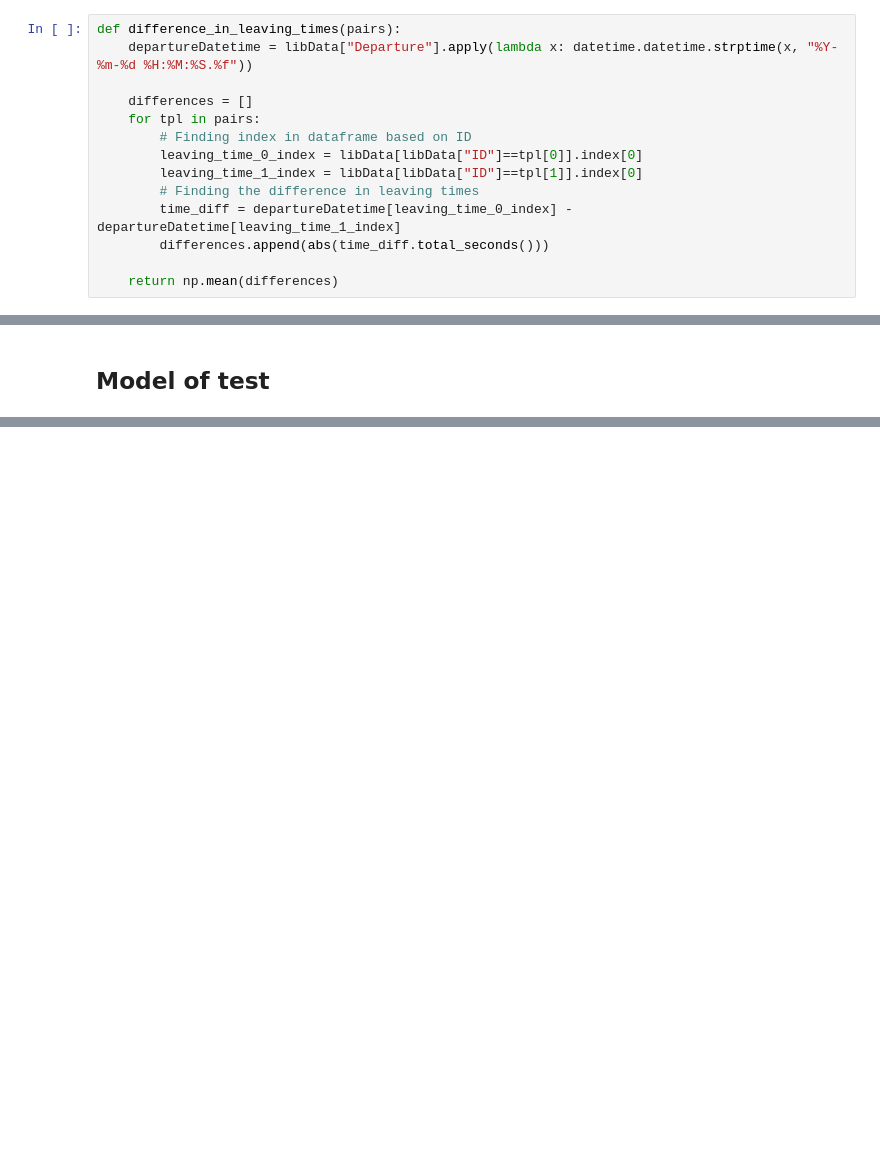
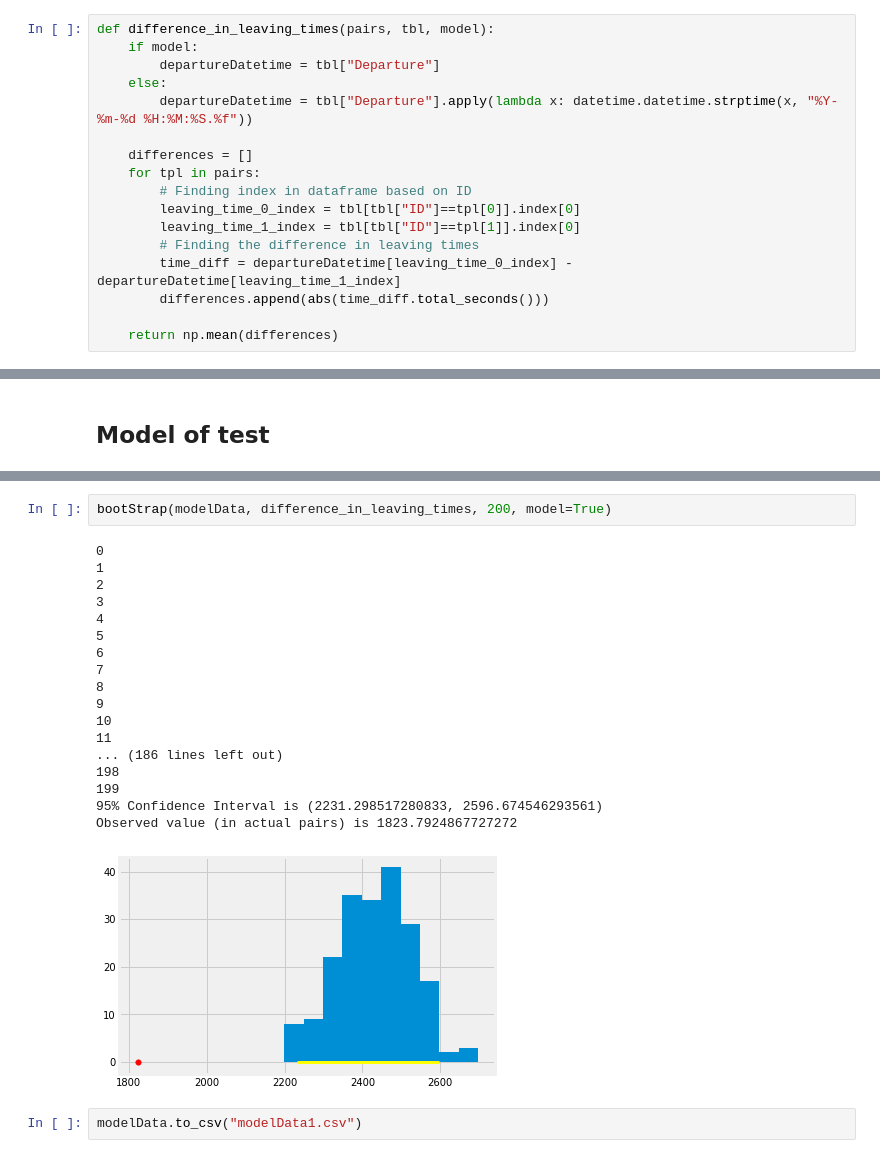
Before and after one commit to rishab231/peerEffects, a Jupyter notebook: peerStats.ipynb, the cells around one changed output, grey strips where cells are left out. Saved outputs shown, nothing was run; the diff lists cells and outputs as text; blank space fills up the shorter version.

```diff
--- a/peerStats.ipynb
+++ b/peerStats.ipynb
@@ -193,14 +200,17 @@ def bootStrap(libData, statistic_fn, num_repetitions, startTime=None, endTime=No
 
     return
 # %%
-def difference_in_leaving_times(pairs):
-    departureDatetime = libData["Departure"].apply(lambda x: datetime.datetime.strptime(x, "%Y-%m-%d %H:%M:%S.%f"))
+def difference_in_leaving_times(pairs, tbl, model):
+    if model:
+        departureDatetime = tbl["Departure"]
+    else:
+        departureDatetime = tbl["Departure"].apply(lambda x: datetime.datetime.strptime(x, "%Y-%m-%d %H:%M:%S.%f"))
 
     differences = []
     for tpl in pairs:
         # Finding index in dataframe based on ID
-        leaving_time_0_index = libData[libData["ID"]==tpl[0]].index[0]
-        leaving_time_1_index = libData[libData["ID"]==tpl[1]].index[0]
+        leaving_time_0_index = tbl[tbl["ID"]==tpl[0]].index[0]
+        leaving_time_1_index = tbl[tbl["ID"]==tpl[1]].index[0]
         # Finding the difference in leaving times
         time_diff = departureDatetime[leaving_time_0_index] - departureDatetime[leaving_time_1_index]
         differences.append(abs(time_diff.total_seconds()))
@@ -346,0 +595,23 @@ generateModelData()
+# %%
+bootStrap(modelData, difference_in_leaving_times, 200, model=True)
+# %% [output]
+0
+1
+2
+3
+4
+5
+6
+7
+8
+9
+10
+11
+... (186 lines left out)
+198
+199
+95% Confidence Interval is (2231.298517280833, 2596.674546293561)
+Observed value (in actual pairs) is 1823.7924867727272
+[figure, added]
+# %%
+modelData.to_csv("modelData1.csv")
```
Also changed, not shown: parts of 31 cells of this notebook, 1 other file.
